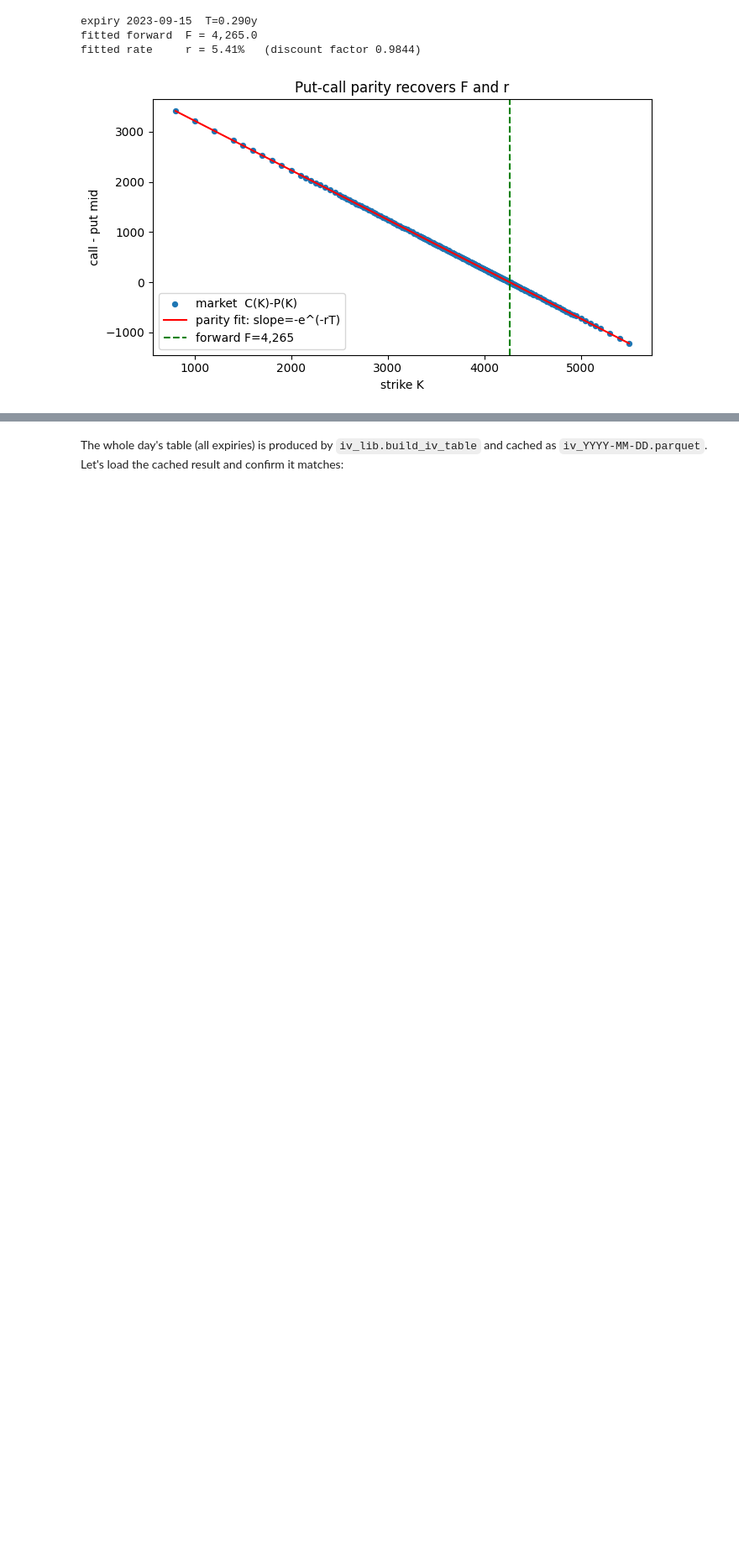
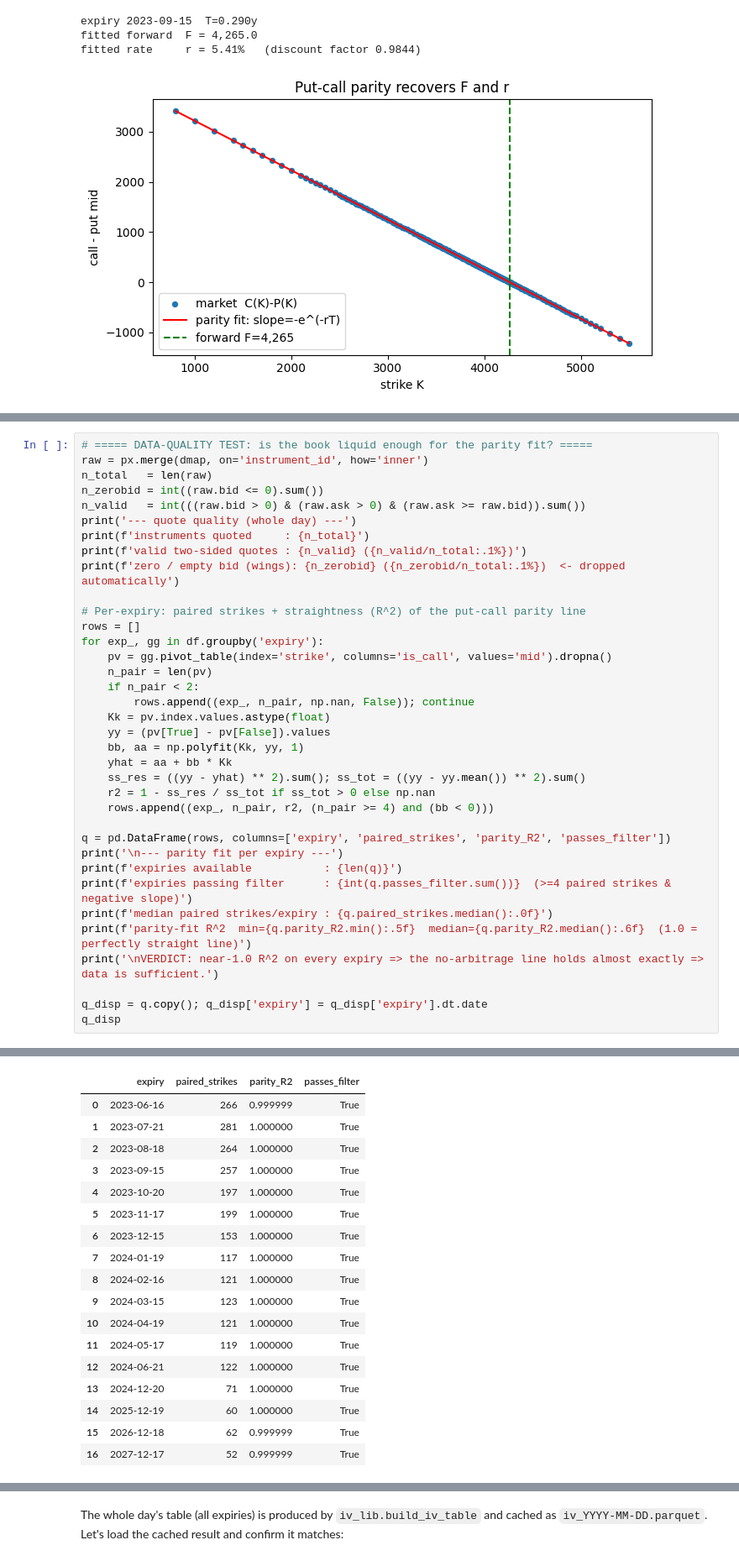
Before and after one commit to harrodyuan/DS4FE, a Jupyter notebook: DS4FE_IV_Data_Walkthrough.ipynb, the cells around one changed output, grey strips where cells are left out. Shown at 84% size. Drawn from its saved outputs; the diff is of its cells as text; blank space fills up the shorter version.

```diff
--- a/DS4FE_IV_Data_Walkthrough.ipynb
+++ b/DS4FE_IV_Data_Walkthrough.ipynb
@@ -138,0 +169,37 @@ fitted rate     r = 5.41%   (discount factor 0.9844)
+# %%
+# ===== DATA-QUALITY TEST: is the book liquid enough for the parity fit? =====
+raw = px.merge(dmap, on='instrument_id', how='inner')
+n_total   = len(raw)
+n_zerobid = int((raw.bid <= 0).sum())
+n_valid   = int(((raw.bid > 0) & (raw.ask > 0) & (raw.ask >= raw.bid)).sum())
+print('--- quote quality (whole day) ---')
+print(f'instruments quoted     : {n_total}')
+print(f'valid two-sided quotes : {n_valid} ({n_valid/n_total:.1%})')
+print(f'zero / empty bid (wings): {n_zerobid} ({n_zerobid/n_total:.1%})  <- dropped automatically')
+
+# Per-expiry: paired strikes + straightness (R^2) of the put-call parity line
+rows = []
+for exp_, gg in df.groupby('expiry'):
+    pv = gg.pivot_table(index='strike', columns='is_call', values='mid').dropna()
+    n_pair = len(pv)
+    if n_pair < 2:
+        rows.append((exp_, n_pair, np.nan, False)); continue
+    Kk = pv.index.values.astype(float)
+    yy = (pv[True] - pv[False]).values
+    bb, aa = np.polyfit(Kk, yy, 1)
+    yhat = aa + bb * Kk
+    ss_res = ((yy - yhat) ** 2).sum(); ss_tot = ((yy - yy.mean()) ** 2).sum()
+    r2 = 1 - ss_res / ss_tot if ss_tot > 0 else np.nan
+    rows.append((exp_, n_pair, r2, (n_pair >= 4) and (bb < 0)))
+
+q = pd.DataFrame(rows, columns=['expiry', 'paired_strikes', 'parity_R2', 'passes_filter'])
+print('\n--- parity fit per expiry ---')
+print(f'expiries available           : {len(q)}')
+print(f'expiries passing filter      : {int(q.passes_filter.sum())}  (>=4 paired strikes & negative slope)')
+print(f'median paired strikes/expiry : {q.paired_strikes.median():.0f}')
+print(f'parity-fit R^2  min={q.parity_R2.min():.5f}  median={q.parity_R2.median():.6f}  (1.0 = perfectly straight line)')
+print('\nVERDICT: near-1.0 R^2 on every expiry => the no-arbitrage line holds almost exactly => data is sufficient.')
+
+q_disp = q.copy(); q_disp['expiry'] = q_disp['expiry'].dt.date
+q_disp
+# %% [output]
@@ -138,0 +218,18 @@ fitted rate     r = 5.41%   (discount factor 0.9844)
+|  | expiry | paired_strikes | parity_R2 | passes_filter |
+| 0 | 2023-06-16 | 266 | 0.999999 | True |
+| 1 | 2023-07-21 | 281 | 1.000000 | True |
+| 2 | 2023-08-18 | 264 | 1.000000 | True |
+| 3 | 2023-09-15 | 257 | 1.000000 | True |
+| 4 | 2023-10-20 | 197 | 1.000000 | True |
+| 5 | 2023-11-17 | 199 | 1.000000 | True |
+| 6 | 2023-12-15 | 153 | 1.000000 | True |
+| 7 | 2024-01-19 | 117 | 1.000000 | True |
+| 8 | 2024-02-16 | 121 | 1.000000 | True |
+| 9 | 2024-03-15 | 123 | 1.000000 | True |
+| 10 | 2024-04-19 | 121 | 1.000000 | True |
+| 11 | 2024-05-17 | 119 | 1.000000 | True |
+| 12 | 2024-06-21 | 122 | 1.000000 | True |
+| 13 | 2024-12-20 | 71 | 1.000000 | True |
+| 14 | 2025-12-19 | 60 | 1.000000 | True |
+| 15 | 2026-12-18 | 62 | 0.999999 | True |
+| 16 | 2027-12-17 | 52 | 0.999999 | True |
```
Also changed, not shown: parts of 7 cells of this notebook.
